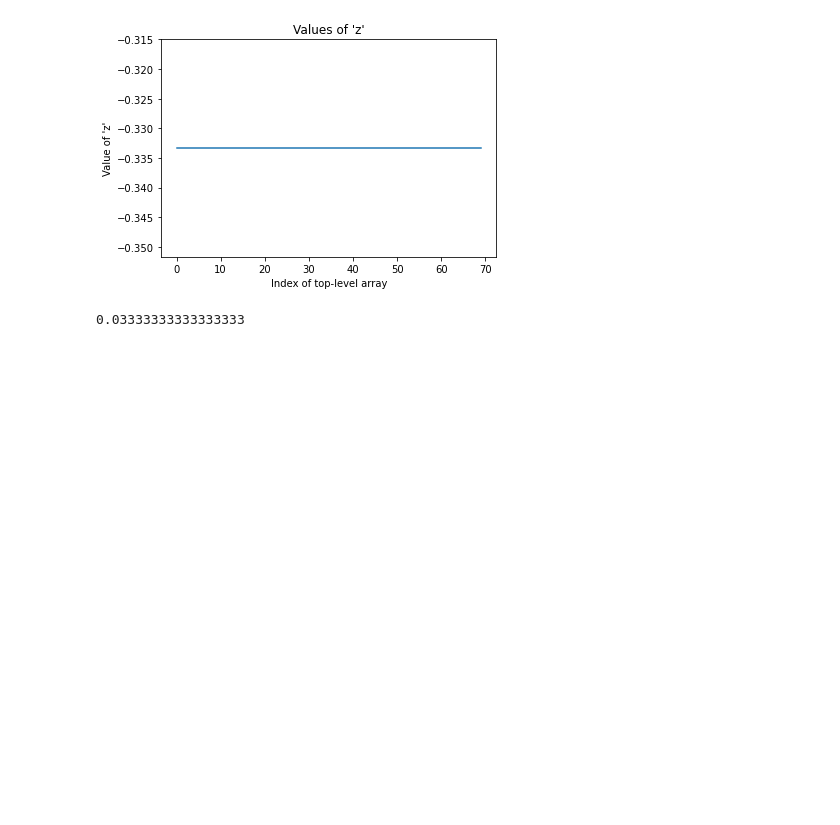
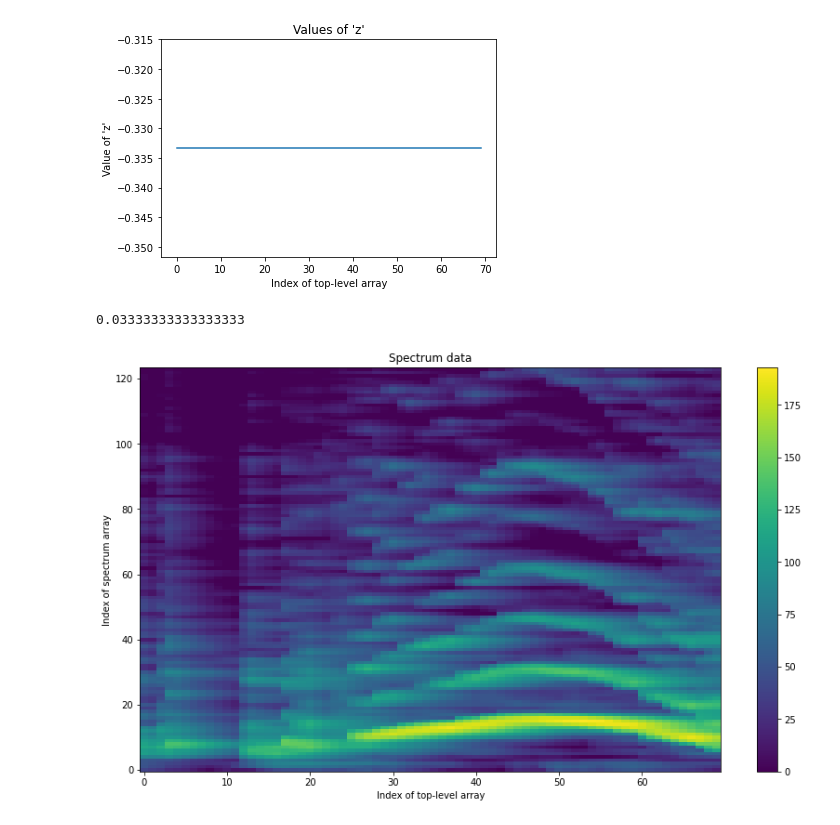
Before and after one commit to LafeLabs/trashotron, a Jupyter notebook: jupyter/plot-slime-data.ipynb, the cells around one changed output. Saved outputs shown, nothing was run; the diff lists cells and outputs as text; code cells hidden in the pictures; blank space fills up the shorter version.

```diff
--- a/jupyter/plot-slime-data.ipynb
+++ b/jupyter/plot-slime-data.ipynb
@@ -36,3 +39,27 @@ plt.show()
 data[10]['z']
 # %% [output]
 0.03333333333333333
+# %%
+import requests
+import json
+import matplotlib.pyplot as plt
+# Fetch the JSON data from the URL
+url = "https://raw.githubusercontent.com/LafeLabs/trashotron/main/slimedata/json_data_array1681596779.txt"
+response = requests.get(url)
+data = json.loads(response.text)
+spectra = []
+for obj in data:
+    spectrum = np.array(obj["spectrum"])
+    spectra.append(spectrum)
+
+
+spectra_2d = np.vstack(spectra)
+fig, ax = plt.subplots(figsize=(14, 8))
+im = ax.imshow(spectra_2d.T[:][:-900], aspect="auto", origin="lower")
+ax.set_xlabel("Index of top-level array")
+ax.set_ylabel("Index of spectrum array")
+ax.set_title("Spectrum data")
+fig.colorbar(im)
+plt.show()
+# %% [output]
+[figure, added]
```
Also changed, not shown: parts of 1 cell of this notebook, 3 other files.
